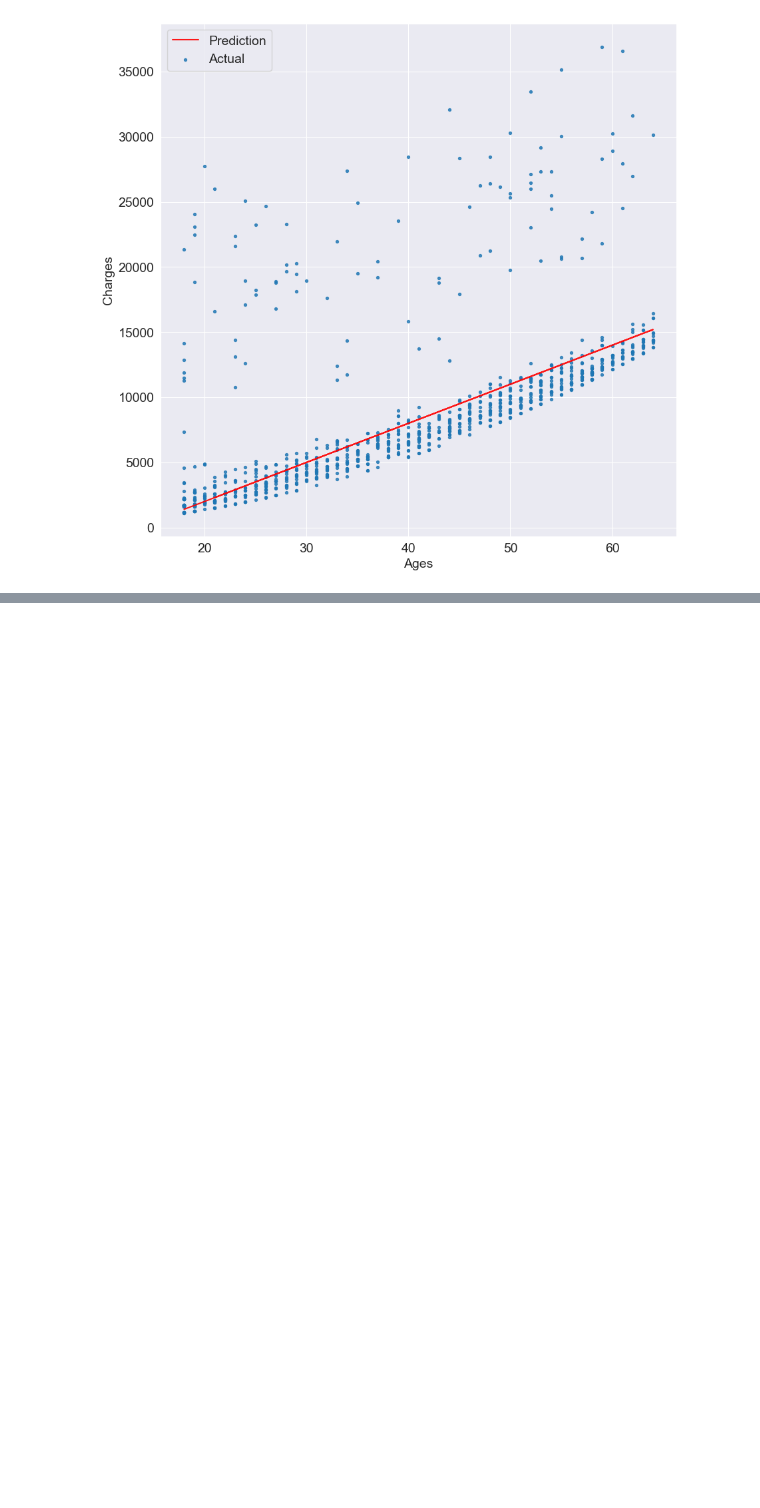
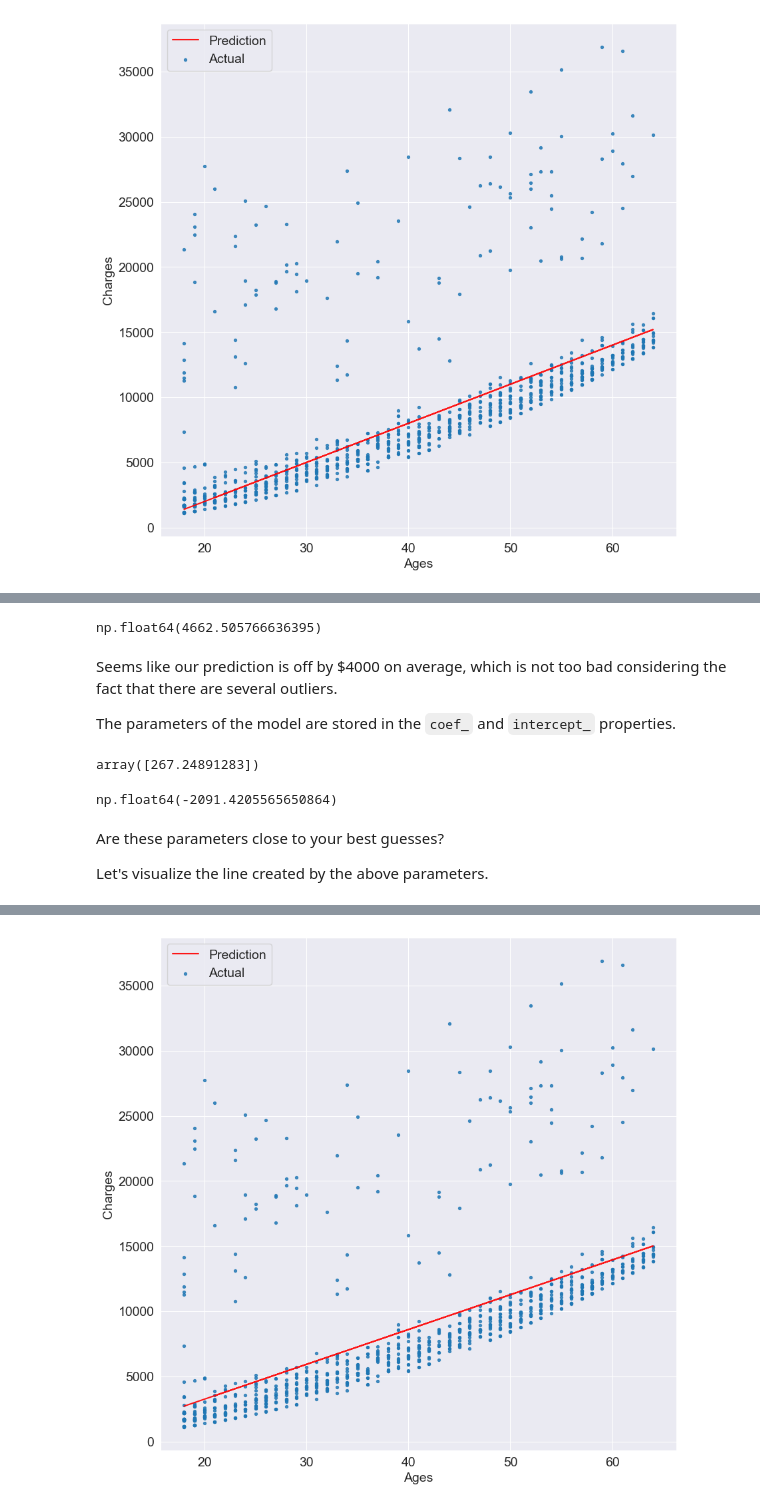
Before and after one commit to anuragchakrabarty/AI-Lessons, a Jupyter notebook: Machine Learning Lessons/FCC&Masai.ipynb, the cells around one changed output, grey strips where cells are left out. Cells and saved outputs as stored; diff of their text form; code cells hidden in the pictures; blank space fills up the shorter version.

Commit message:
Linear Regression with one variable full

```diff
--- a/Machine Learning Lessons/FCC&Masai.ipynb
+++ b/Machine Learning Lessons/FCC&Masai.ipynb
@@ -581,0 +602,2 @@ Doesn't it look similar to our own strategy of gradually moving the line closer
+# %%
+model=LinearRegression()
@@ -581,0 +624,5 @@ Doesn't it look similar to our own strategy of gradually moving the line closer
+# %%
+inputs=non_smoker_df[['age']]
+targets=non_smoker_df.charges
+print(f' Inputs Shape : {inputs.shape}')
+print(f' Targets Shape : {targets.shape}')
@@ -581,0 +634,2 @@ Doesn't it look similar to our own strategy of gradually moving the line closer
+# %%
+model.fit(inputs,targets)
@@ -581,0 +657,23 @@ Doesn't it look similar to our own strategy of gradually moving the line closer
+# %%
+rmse(targets,predictions)
+# %% [output]
+np.float64(4662.505766636395)
+# %% [markdown]
+Seems like our prediction is off by $4000 on average, which is not too bad considering the fact that there are several outliers.
+
+The parameters of the model are stored in the `coef_` and `intercept_` properties.
+# %%
+model.coef_
+# %% [output]
+array([267.24891283])
+# %%
+model.intercept_
+# %% [output]
+np.float64(-2091.4205565650864)
+# %% [markdown]
+Are these parameters close to your best guesses?
+
+Let's visualize the line created by the above parameters.
+# %%
+try_parameters(model.coef_,model.intercept_)
+# %% [output]
@@ -581,0 +681 @@ Doesn't it look similar to our own strategy of gradually moving the line closer
+[figure, added]
```
Also changed, not shown: parts of 33 cells of this notebook.
